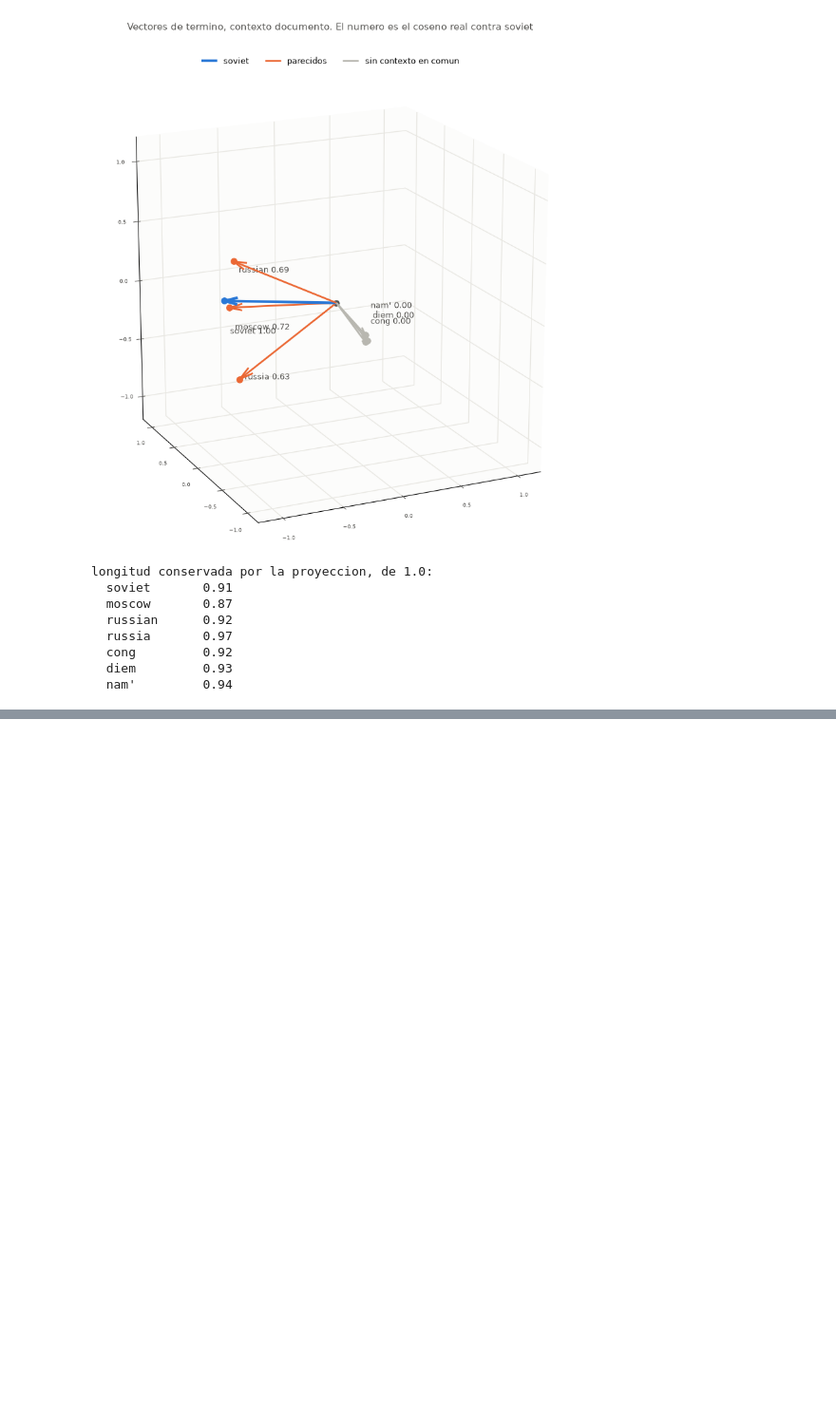
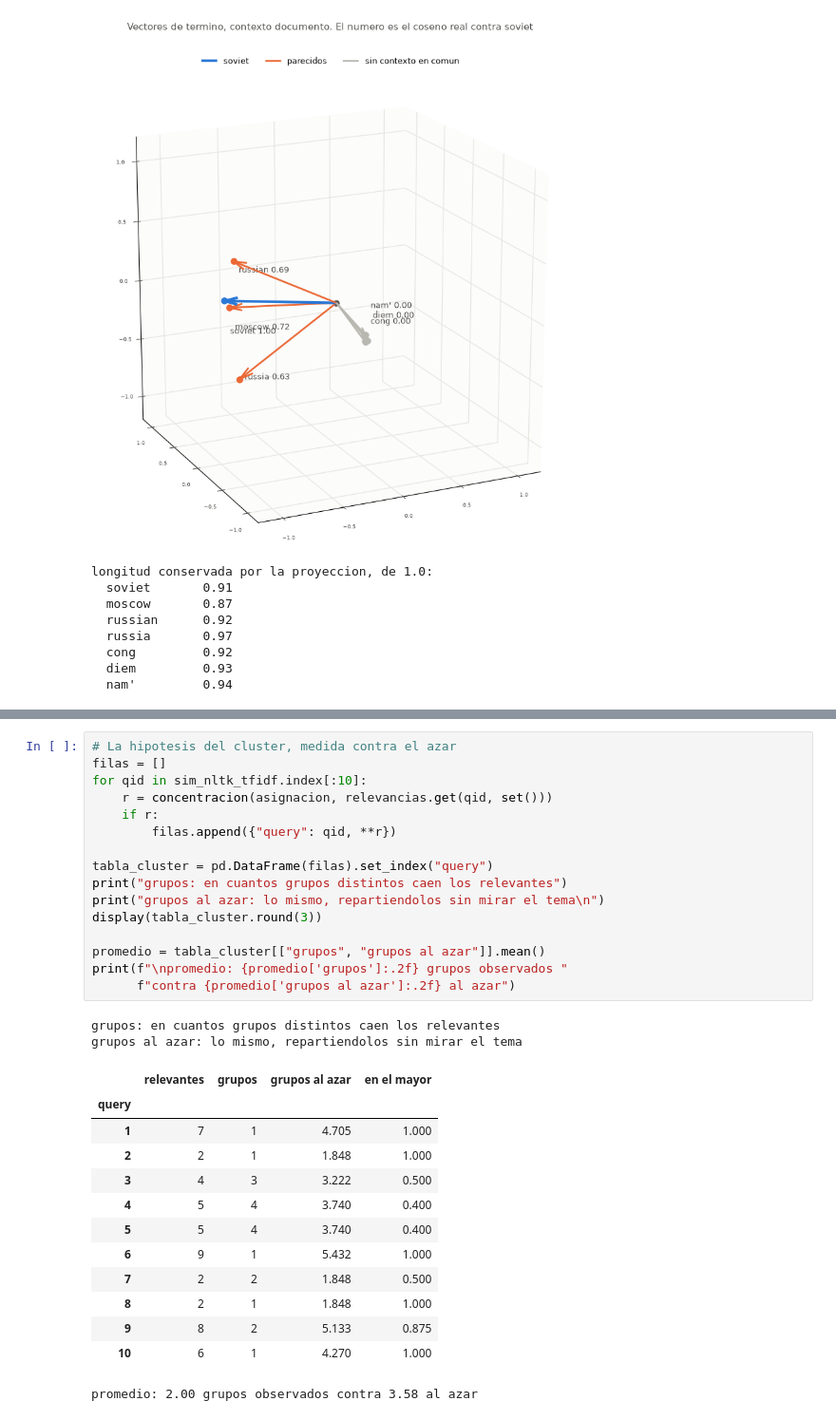
Before and after one commit to zxxz456/inaoe, a Jupyter notebook: fundamentos_aal/actividades/src/actividad.ipynb, the cells around one changed output, grey strips where cells are left out. Shown at 95% size. Saved outputs shown, nothing was run; the diff lists cells and outputs as text; blank space fills up the shorter version.

```diff
--- a/fundamentos_aal/actividades/src/actividad.ipynb
+++ b/fundamentos_aal/actividades/src/actividad.ipynb
@@ -3247,0 +3428,32 @@ longitud conservada por la proyeccion, de 1.0:
+# %%
+# La hipotesis del cluster, medida contra el azar
+filas = []
+for qid in sim_nltk_tfidf.index[:10]:
+    r = concentracion(asignacion, relevancias.get(qid, set()))
+    if r:
+        filas.append({"query": qid, **r})
+
+tabla_cluster = pd.DataFrame(filas).set_index("query")
+print("grupos: en cuantos grupos distintos caen los relevantes")
+print("grupos al azar: lo mismo, repartiendolos sin mirar el tema\n")
+display(tabla_cluster.round(3))
+
+promedio = tabla_cluster[["grupos", "grupos al azar"]].mean()
+print(f"\npromedio: {promedio['grupos']:.2f} grupos observados "
+      f"contra {promedio['grupos al azar']:.2f} al azar")
+# %% [output]
+grupos: en cuantos grupos distintos caen los relevantes
+grupos al azar: lo mismo, repartiendolos sin mirar el tema
+|  | relevantes | grupos | grupos al azar | en el mayor |
+| query |  |  |  |  |
+| 1 | 7 | 1 | 4.705 | 1.000 |
+| 2 | 2 | 1 | 1.848 | 1.000 |
+| 3 | 4 | 3 | 3.222 | 0.500 |
+| 4 | 5 | 4 | 3.740 | 0.400 |
+| 5 | 5 | 4 | 3.740 | 0.400 |
+| 6 | 9 | 1 | 5.432 | 1.000 |
+| 7 | 2 | 2 | 1.848 | 0.500 |
+| 8 | 2 | 1 | 1.848 | 1.000 |
+| 9 | 8 | 2 | 5.133 | 0.875 |
+| 10 | 6 | 1 | 4.270 | 1.000 |
+promedio: 2.00 grupos observados contra 3.58 al azar
```
Also changed, not shown: parts of 8 cells of this notebook, 1 other file.
